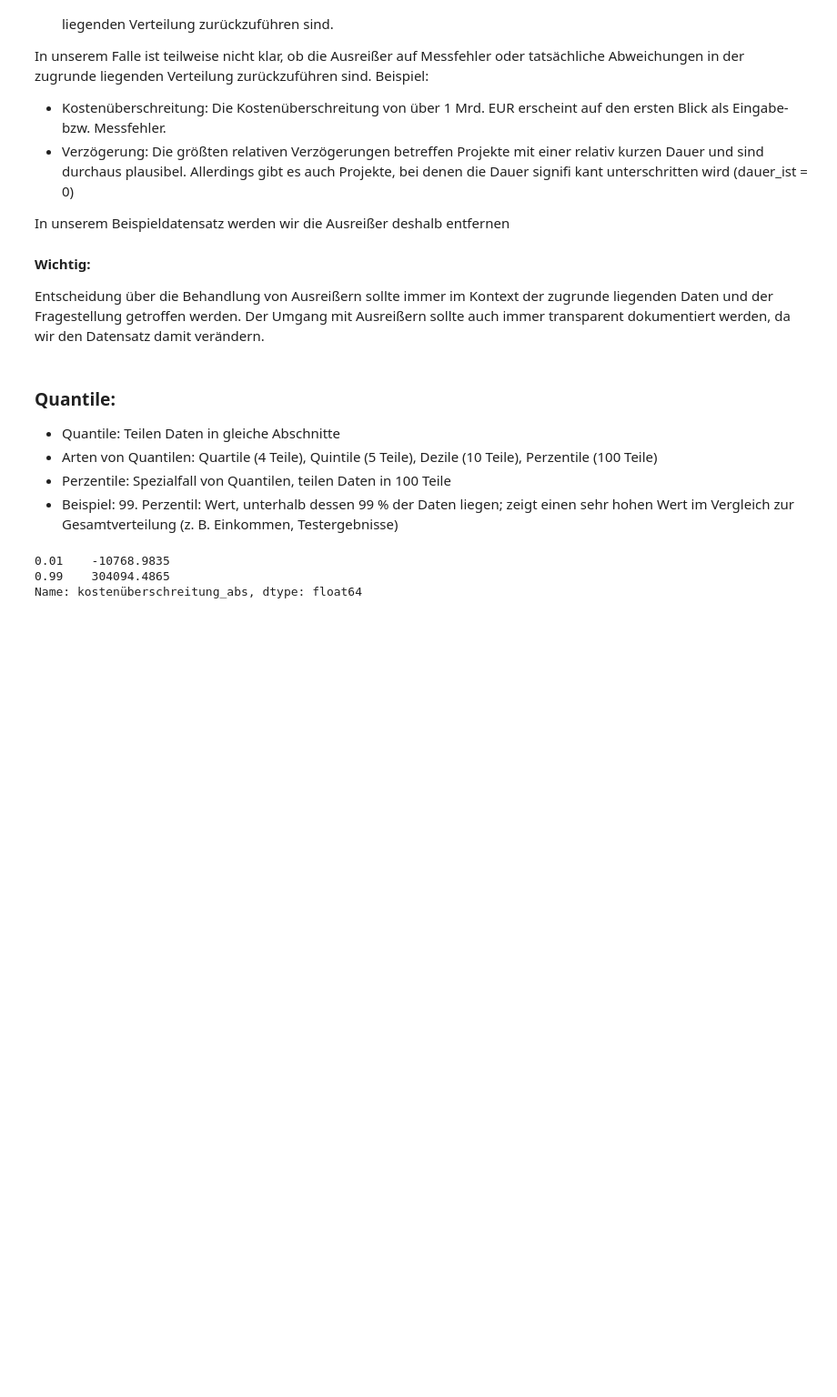
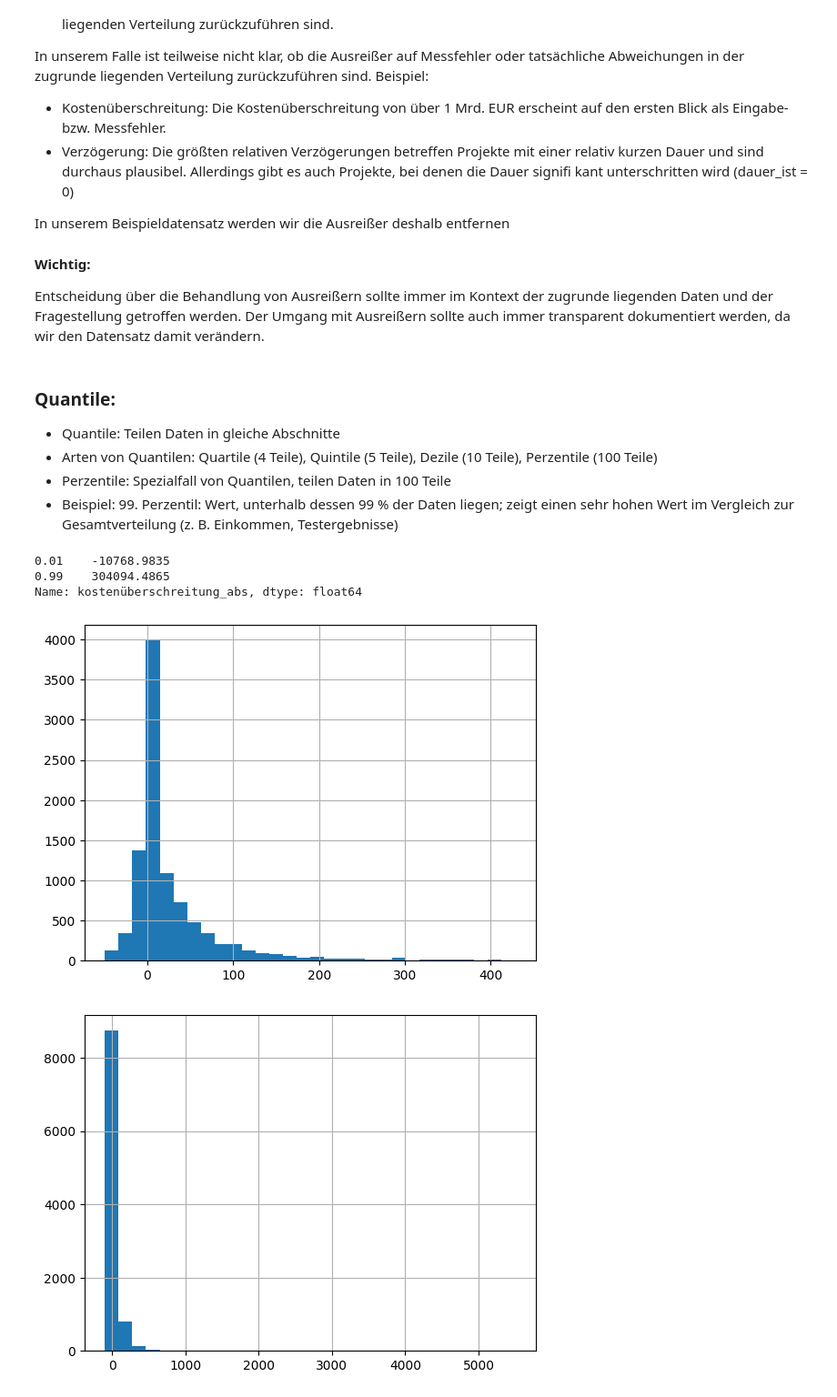
Before and after one commit to AliBenBali/DataScience, a Jupyter notebook: FallstudieConstruction.ipynb, the cells around one changed output. Shown at 91% size. Cells and saved outputs as stored; diff of their text form; code cells hidden in the pictures; blank space fills up the shorter version.

```diff
--- a/FallstudieConstruction.ipynb
+++ b/FallstudieConstruction.ipynb
@@ -499,3 +499,12 @@ q99 = df["kostenüberschreitung_abs"].quantile(0.99)
 #q1 und q99: 1. und 99. Perzentil der relativen Kostenüberschreitungen
 #@: Pandas-Syntax für Variablen in der Query-Syntax
 df_neu = df.query("verzögerung_rel > @q1 and verzögerung_rel < @q99")
+# %%
+import matplotlib.pyplot as plt
+df_neu['verzögerung_rel'].hist(bins=30)
+plt.show()
+df['verzögerung_rel'].hist(bins=30)
+plt.show()
+# %% [output]
+[figure, added]
+[figure, added]
```
Also changed, not shown: parts of 22 cells of this notebook.
